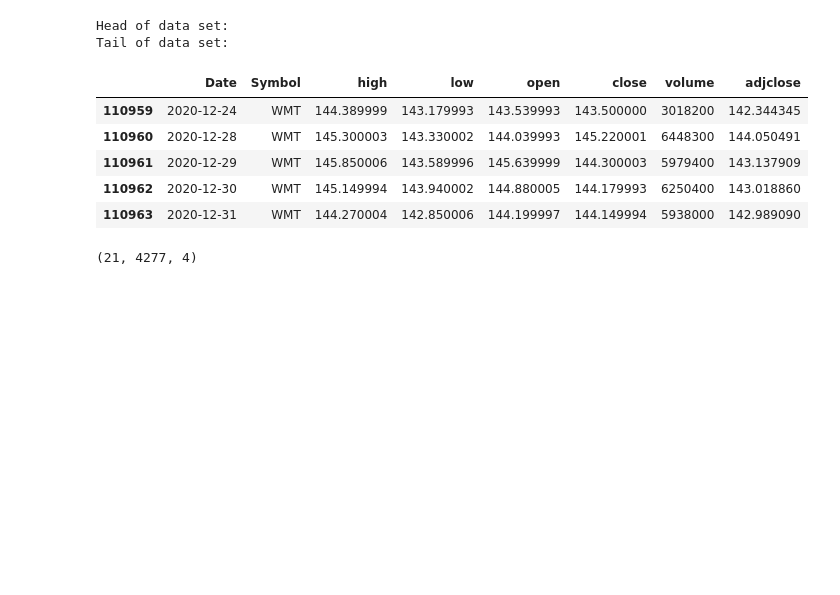
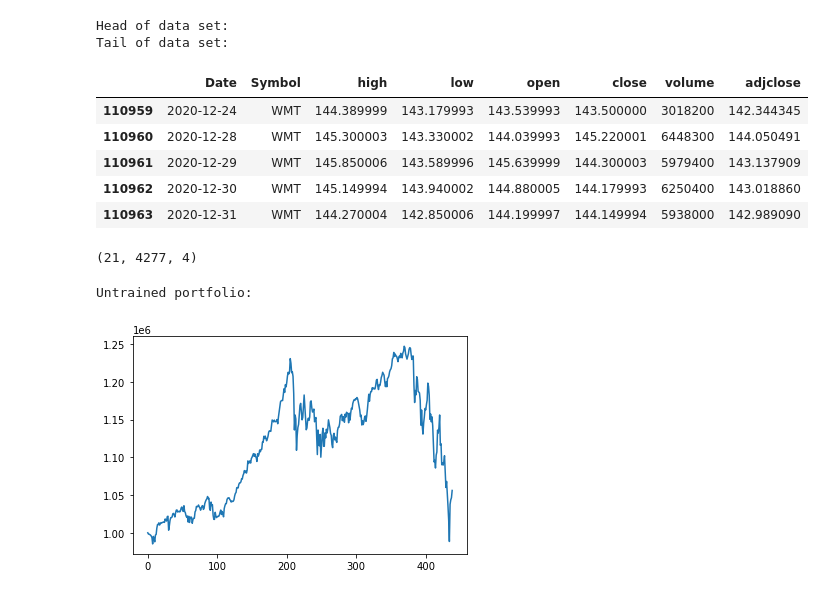
Before and after one commit to rajindermavi/portfolio_management, a Jupyter notebook: portfolio_management/training_example.ipynb, the cells around one changed output. Cells and saved outputs as stored; diff of their text form; code cells hidden in the pictures; blank space fills up the shorter version.

Commit message:
Add plots.

```diff
--- a/portfolio_management/training_example.ipynb
+++ b/portfolio_management/training_example.ipynb
@@ -82,13 +83,17 @@ agent = Agent(n_stocks,n_stock_feats)
 # %%
 env = TradingEnv(validation_data)
 obs = env.reset()
 done = False
 last_raw_action = tf.zeros((1,n_stocks+1))
 while not done:
     raw_action = agent.act(obs,last_raw_action)
     obs, reward, done, _ = env.step(agent.model.softmax_layer(raw_action))
     last_raw_action = raw_action
-print('Untrained portfolio end value:')
-print(env.portfolio_value_hist[-1])
+print('Untrained portfolio:')
+plt.plot(env.portfolio_value_hist)
+plt.show()
+# %% [output]
+Untrained portfolio:
+[figure, added]
 # %%
 batched_training_data[0].shape
```
Also changed, not shown: parts of 3 cells of this notebook.
